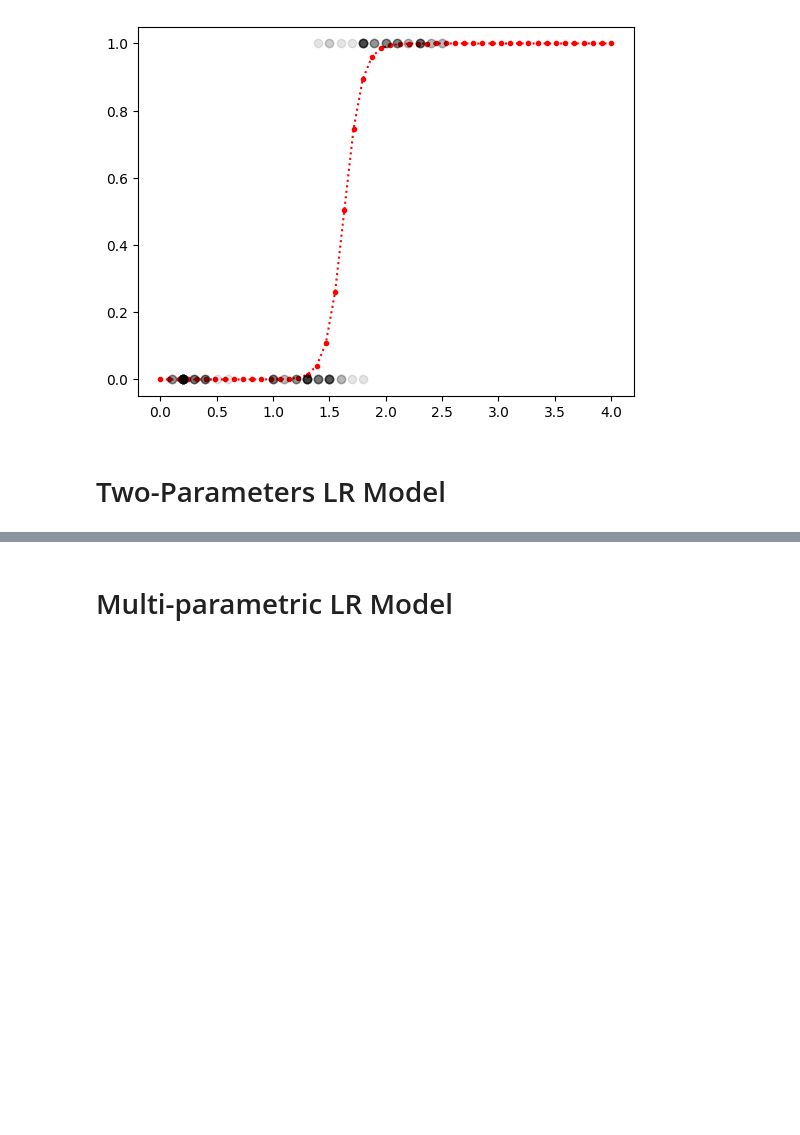
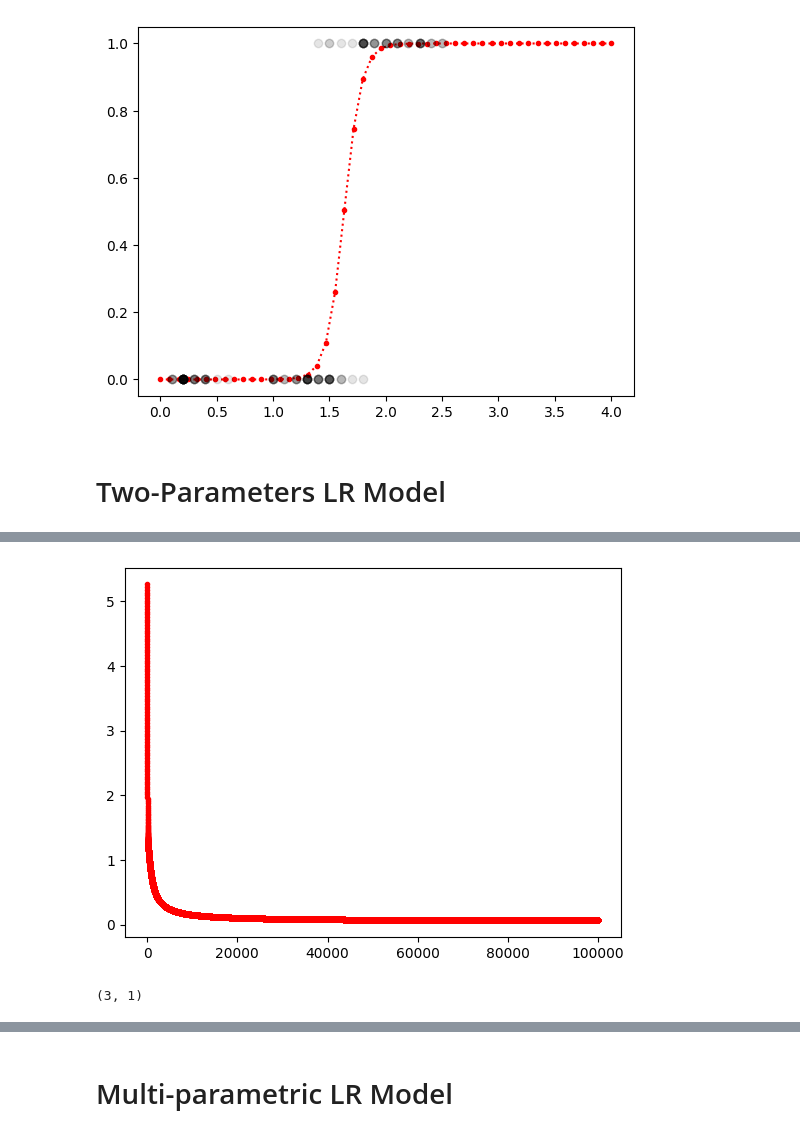
Before and after one commit to gmarxcc/lab-sessions-26b, a Jupyter notebook: 3-logistic-regressor/mainM.ipynb, the cells around one changed output, grey strips where cells are left out. Saved outputs shown, nothing was run; the diff lists cells and outputs as text; code cells hidden in the pictures; blank space fills up the shorter version.

```diff
--- a/3-logistic-regressor/mainM.ipynb
+++ b/3-logistic-regressor/mainM.ipynb
@@ -142,0 +158,9 @@ plt.show()
+# %%
+#Hyper parameters
+eta = 0.01
+m = len(x1)
+epoch = 100000
+thetaH = np.random.rand(3,1)
+thetaH
+print(thetaH.shape)
+print(thetaH)
@@ -142,0 +172,6 @@ plt.show()
+# %%
+#yH = sigmoid(theta0+theta1*x1+theta2*x2)
+yH = X@thetaH
+y = df['target'].to_numpy().reshape(-1,1)
+y = (y==0).astype(float)
+print(y[0:9])
@@ -142,0 +188,15 @@ plt.show()
+# %%
+J = np.zeros((epoch,1))
+for i in range(epoch):
+    z = X@thetaH
+    p = sigmoid(z)
+    J[i] = LogLoss(y,p)
+    nabla = (X.T@(p-y))/m
+    thetaH = thetaH-eta*nabla
+# %%
+plt.plot(J,'.r')
+plt.show()
+thetaH.shape
+# %% [output]
+[figure, added]
+(3, 1)
```
Also changed, not shown: parts of 6 cells of this notebook.
